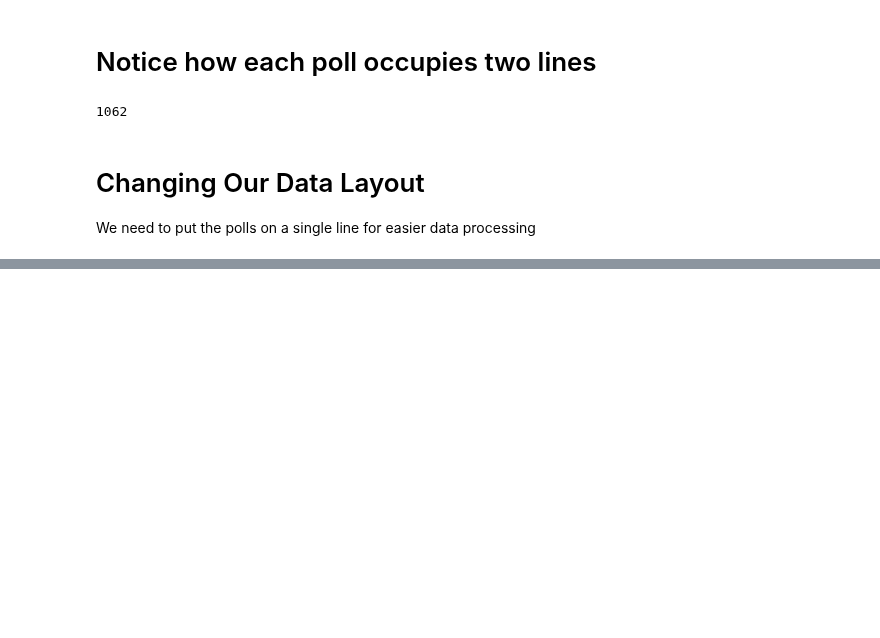
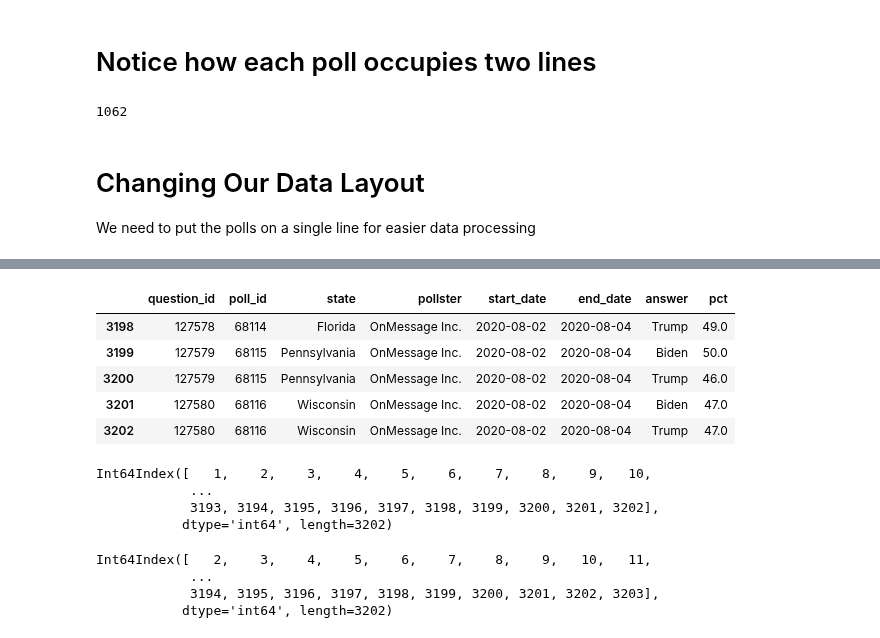
Before and after one commit to espSiyam/Data-Science--Analytics---AI-for-Business---the-Real-World-, a Jupyter notebook: Case Studies/US Presidential Election.ipynb, the cells around one changed output, grey strips where cells are left out. Drawn from its saved outputs; the diff is of its cells as text; code cells hidden in the pictures; blank space fills up the shorter version.

```diff
--- a/Case Studies/US Presidential Election.ipynb
+++ b/Case Studies/US Presidential Election.ipynb
@@ -253,0 +275,23 @@ We need to put the polls on a single line for easier data processing
+# %%
+df.tail(5)
+# %% [output]
+|  | question_id | poll_id | state | pollster | start_date | end_date | answer | pct |
+| 3198 | 127578 | 68114 | Florida | OnMessage Inc. | 2020-08-02 | 2020-08-04 | Trump | 49.0 |
+| 3199 | 127579 | 68115 | Pennsylvania | OnMessage Inc. | 2020-08-02 | 2020-08-04 | Biden | 50.0 |
+| 3200 | 127579 | 68115 | Pennsylvania | OnMessage Inc. | 2020-08-02 | 2020-08-04 | Trump | 46.0 |
+| 3201 | 127580 | 68116 | Wisconsin | OnMessage Inc. | 2020-08-02 | 2020-08-04 | Biden | 47.0 |
+| 3202 | 127580 | 68116 | Wisconsin | OnMessage Inc. | 2020-08-02 | 2020-08-04 | Trump | 47.0 |
+# %%
+df.index
+# %% [output]
+Int64Index([   1,    2,    3,    4,    5,    6,    7,    8,    9,   10,
+            ...
+            3193, 3194, 3195, 3196, 3197, 3198, 3199, 3200, 3201, 3202],
+           dtype='int64', length=3202)
+# %%
+df.index+1
+# %% [output]
+Int64Index([   2,    3,    4,    5,    6,    7,    8,    9,   10,   11,
+            ...
+            3194, 3195, 3196, 3197, 3198, 3199, 3200, 3201, 3202, 3203],
+           dtype='int64', length=3202)
```
Also changed, not shown: parts of 7 cells of this notebook.
